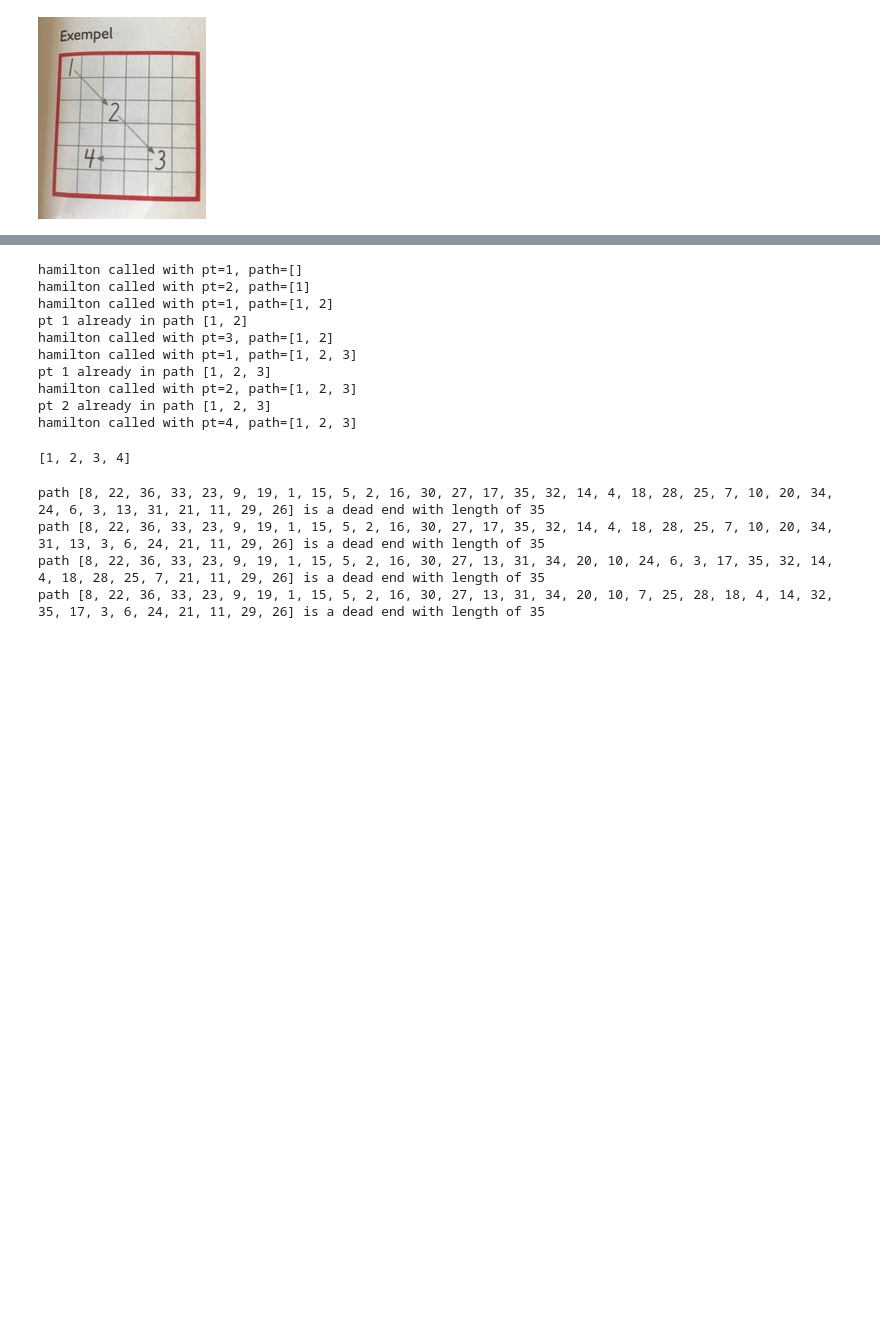
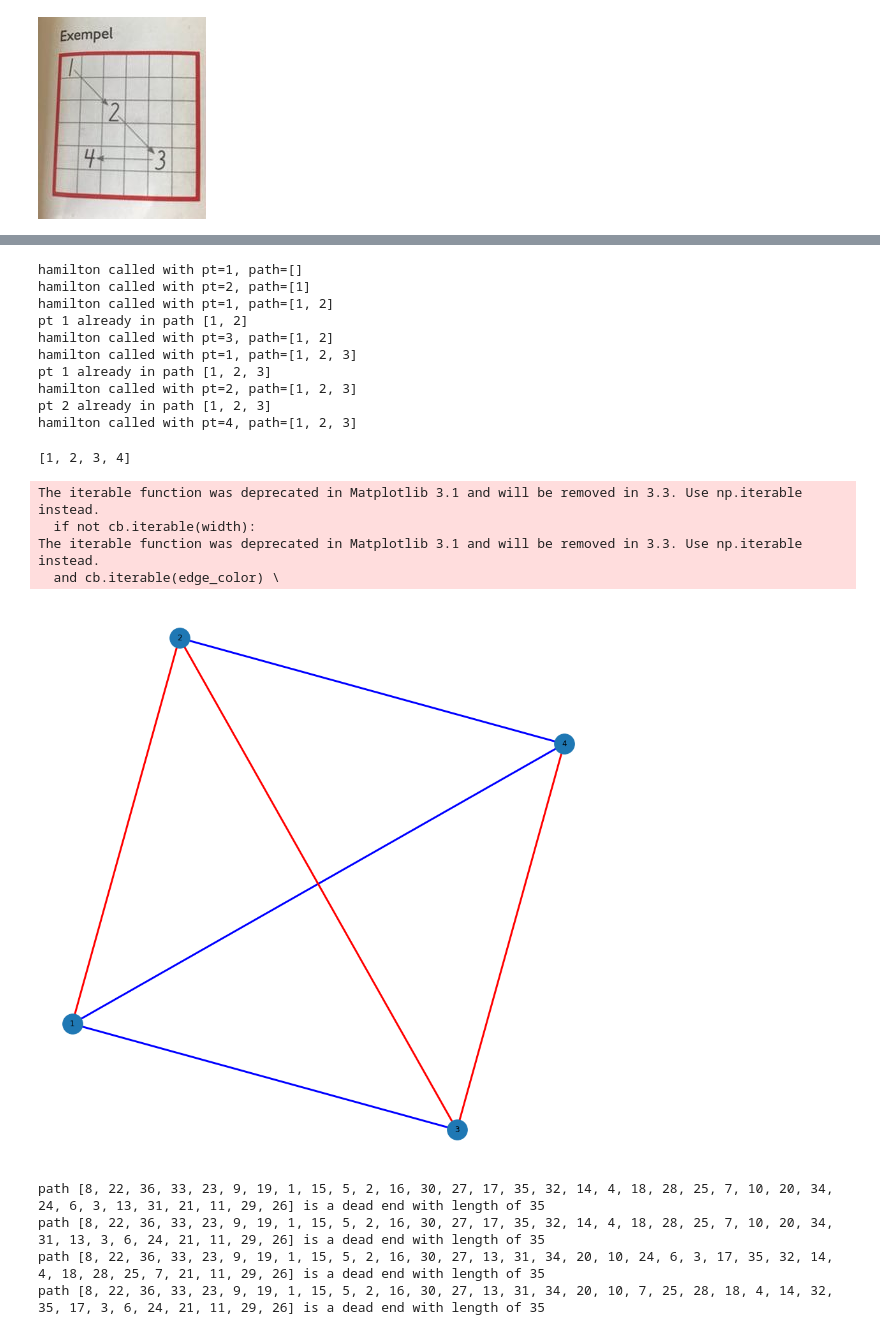
Before and after one commit to forsnacke/hamiltonianPath, a Jupyter notebook: findHamiltonianPath.ipynb, the cells around one changed output, grey strips where cells are left out. Cells and saved outputs as stored; diff of their text form; code cells hidden in the pictures; blank space fills up the shorter version.

Commit message:
Updated some figures

```diff
--- a/findHamiltonianPath.ipynb
+++ b/findHamiltonianPath.ipynb
@@ -14,3 +14,14 @@ Image(filename='hamiltonianChallenge.jpg')
+# %%
+import numpy as np
+from IPython.display import HTML, display
+from functools import reduce
+from operator import mul
+import pandas as pd
+import numpy as np
+import networkx as nx
+import matplotlib.pyplot as plt
+def flatten(t):
+    return [item for sublist in t for item in sublist]
 # %%
 #Stolen here: https://stackoverflow.com/questions/47982604/hamiltonian-path-using-python
 
@@ -30,7 +41,7 @@ def hamilton(G,size,pt,path=[]):
         print(f'pt {pt} already in path {path}')
 # %%
 G = {1:[2,3,4],2:[1,3,4],3:[1,2,4],4:[1,2,3]}
-hamilton(G,4,1)
+graphTablePOC=hamilton(G,4,1)
 # %% [output]
 hamilton called with pt=1, path=[]
 hamilton called with pt=2, path=[1]
@@ -42,7 +53,40 @@ pt 1 already in path [1, 2, 3]
 hamilton called with pt=2, path=[1, 2, 3]
 pt 2 already in path [1, 2, 3]
 hamilton called with pt=4, path=[1, 2, 3]
-[1, 2, 3, 4]
+# %%
+graphTablePOC
+# %% [output]
+[1, 2, 3, 4]
+# %%
+# graphTable=G
+# graphTableForGraph=graphTablePOC
+def printNiceGraph(graphTable,graphTableForGraph):
+    toList=flatten([graphTable[i+1] for i in range(len(graphTable))])
+    fromList=flatten([[i+1]*len(graphTable[i+1]) for i in range(len(graphTable))])
+    pathFromList=graphTableForGraph[:-1]
+    pathToList=graphTableForGraph[1:]
+
+    df = pd.DataFrame({ 'from':fromList, 'to':toList})
+    df_red = pd.DataFrame({ 'from':pathFromList, 'to':pathToList})
+    # Build your graph
+    GForPlot=nx.from_pandas_edgelist(df, 'from', 'to')
+    nx.set_edge_attributes(GForPlot,'b','color')
+    # Chart with Custom edges:
+    # GForPlot = nx.Graph()
+    GForPlot.add_path(graphTableForGraph,color='r')
+    plt.figure(1,figsize=(12,12))
+    # colors = nx.get_edge_attributes(GForPlot,'color').values()
+    colors = nx.get_edge_attributes(GForPlot,'color').values()
+    nx.draw(GForPlot, with_labels=True, width=3,edge_color=colors, style="solid", node_size=1000,w=5000)
+    # nx.draw(df_red, with_labels=True, width=3, edge_color="red", style="solid", node_size=1000,w=5000)
+# %%
+printNiceGraph(G,graphTablePOC)
+# %% [output]
+The iterable function was deprecated in Matplotlib 3.1 and will be removed in 3.3. Use np.iterable instead.
+  if not cb.iterable(width):
+The iterable function was deprecated in Matplotlib 3.1 and will be removed in 3.3. Use np.iterable instead.
+  and cb.iterable(edge_color) \
+[figure, added]
 # %%
 def hamilton(G,size,pt,path=[]):
     #print(f'hamilton called with pt={pt}, path={path}')
```
Also changed, not shown: parts of 4 cells of this notebook.
